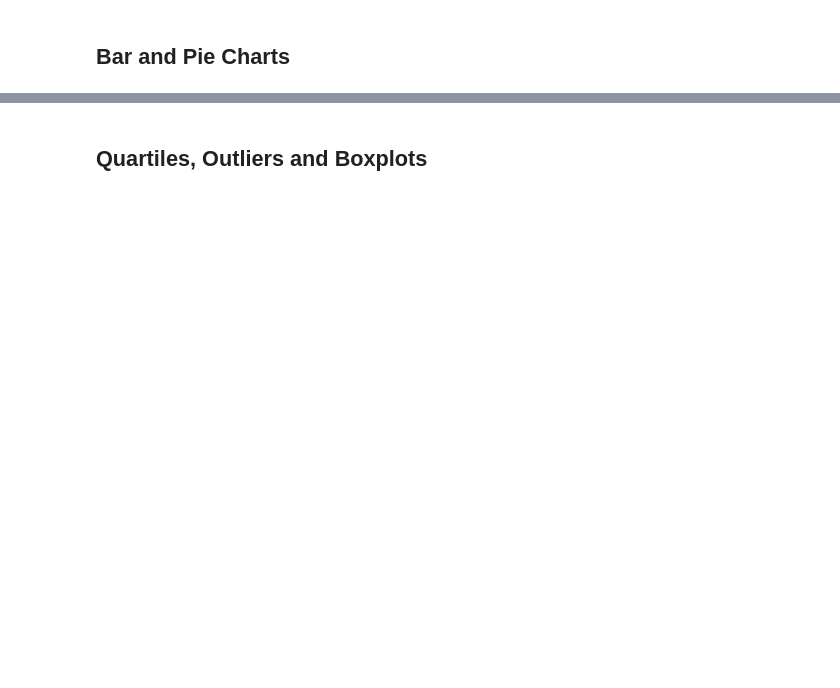
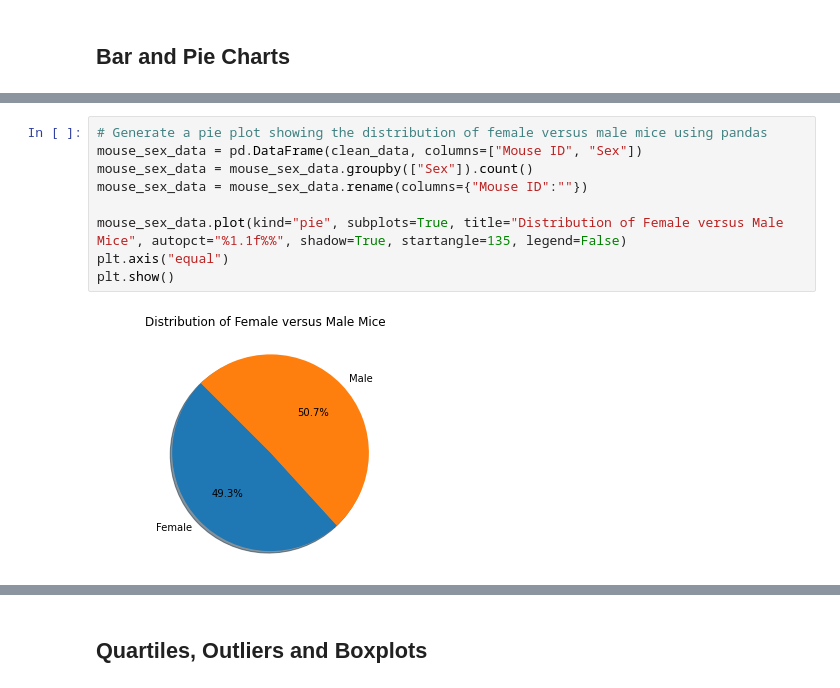
Before and after one commit to thierzon/matplotlib-challenge, a Jupyter notebook: Pymaceuticals/pymaceuticals.ipynb, the cells around one changed output, grey strips where cells are left out. Drawn from its saved outputs; the diff is of its cells as text; blank space fills up the shorter version.

```diff
--- a/Pymaceuticals/pymaceuticals.ipynb
+++ b/Pymaceuticals/pymaceuticals.ipynb
@@ -167 +209,12 @@ regimen_stats_2
+# %%
+# Generate a pie plot showing the distribution of female versus male mice using pandas
+mouse_sex_data = pd.DataFrame(clean_data, columns=["Mouse ID", "Sex"])
+mouse_sex_data = mouse_sex_data.groupby(["Sex"]).count()
+mouse_sex_data = mouse_sex_data.rename(columns={"Mouse ID":""})
+
+mouse_sex_data.plot(kind="pie", subplots=True, title="Distribution of Female versus Male Mice", autopct="%1.1f%%", shadow=True, startangle=135, legend=False)
+plt.axis("equal")
+plt.show()
+# %% [output]
+[figure, added]
 # %%
```
Also changed, not shown: parts of 12 cells of this notebook.
